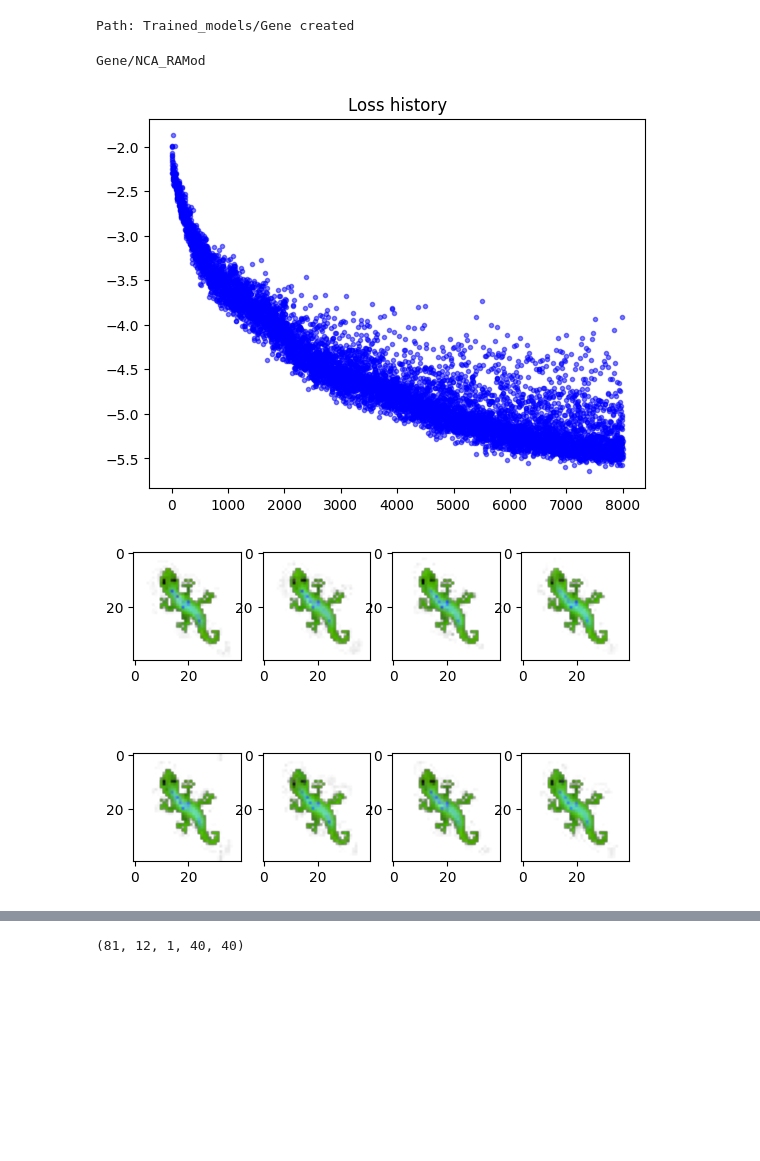
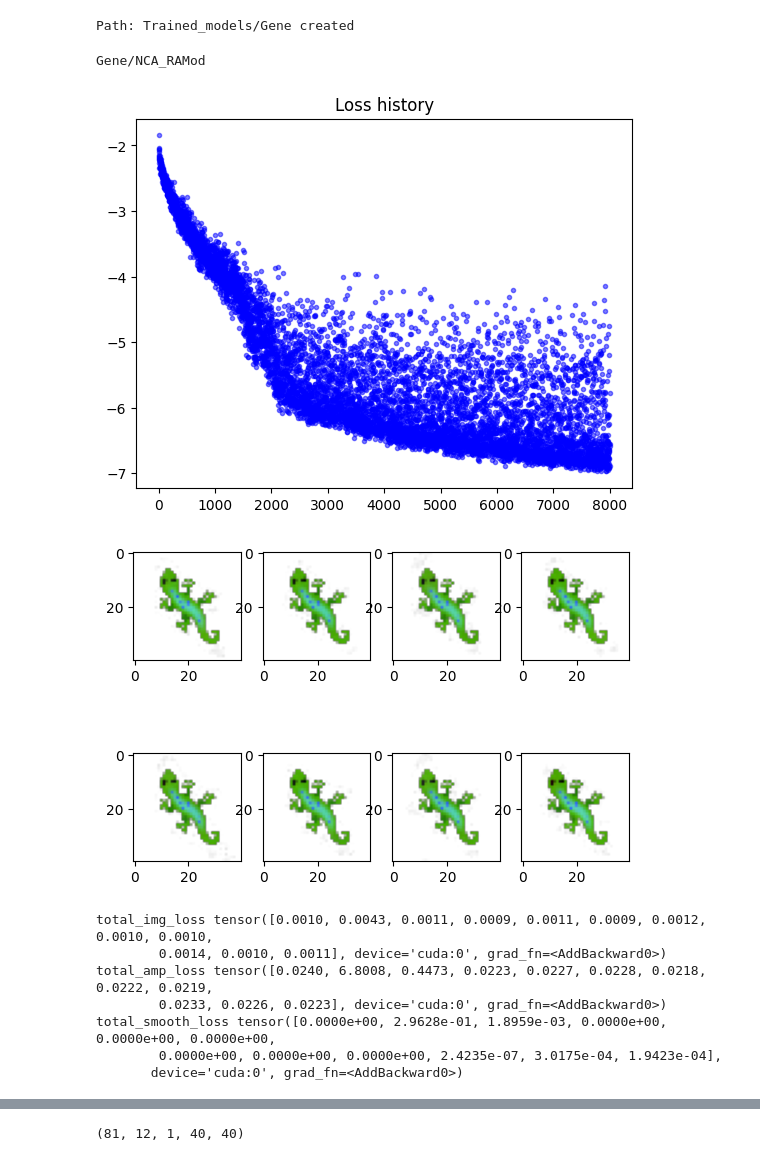
Before and after one commit to lshofsl/Thesis, a Jupyter notebook: NCA_w_RAmod.ipynb, the cells around one changed output, grey strips where cells are left out. Drawn from its saved outputs; the diff is of its cells as text; code cells hidden in the pictures; blank space fills up the shorter version.

```diff
--- a/NCA_w_RAmod.ipynb
+++ b/NCA_w_RAmod.ipynb
@@ -172,6 +172,7 @@ for i in range(TRAINING_ITERS + 1):
 
     current_x = x
     itters = random.randrange(32, 92)
+    target_r = nca.alpha.detach().clamp(min=0).sqrt()
     for t in range(itters):
         m_prev = current_x[:, 19:22].clone()
 
@@ -179,11 +180,10 @@ for i in range(TRAINING_ITERS + 1):
         current_x = out
 
         live_mask = (current_x[:, 3:4] > 0.1).float()
-
-        amp_num = (amplitud.pow(2) * live_mask).sum(dim=[1, 2, 3])
+        amp_loss_per_cell = (amplitud - target_r).pow(2)
+        amp_num = (amp_loss_per_cell * live_mask).sum(dim=[1, 2, 3])
         amp_den = live_mask.sum(dim=[1, 2, 3]) + 1e-6
         total_amp_loss += amp_num / amp_den
-
         total_smooth_loss += (current_x[:, 19:22] - m_prev).pow(2).mean(dim=[1, 2, 3])
 
 
@@ -219,35 +219,45 @@ for i in range(TRAINING_ITERS + 1):
     scheduler.step()
 
     if i % 100 == 0:
         print(f"Training itter {i}, loss = {loss.item()}")
         plt.clf()
         clear_output()
         plt.figure(1,figsize=(10, 4))
         plt.title('Loss history')
         print(name)
         plt.plot(loss_log, '.', alpha=0.5, color = "b")
         utils.show_batch(current_x[2:10])
         plt.show(block=False)
         plt.pause(0.01)
+        print("total_img_loss", per_sample_img_loss)
+        print("total_amp_loss", total_amp_loss)
+        print("total_smooth_loss", total_smooth_loss)
 
         alpha_log.append(nca.alpha.item())
         beta_log.append(nca.beta.item())
         omega_log.append(nca.omega.item())
         K_log.append(nca.K.item())
         kappa_log.append(nca.kappa.item())
         log_iters.append(i)
         a.append(current_x[:,16:17].detach().cpu().numpy())
         b.append(current_x[:,17:18].detach().cpu().numpy())
         d.append(current_x[:,18:19].detach().cpu().numpy())
         first_hiddens.append(current_x[:, 4:8].detach().cpu().numpy())
 
 
     if i % 100 == 0:
         torch.save(nca.state_dict(), "Trained_models/" + name + ".pth")
 # %% [output]
 Gene/NCA_RAMod
-[figure, old version]
+[figure, new version]
 [figure]
+total_img_loss tensor([0.0010, 0.0043, 0.0011, 0.0009, 0.0011, 0.0009, 0.0012, 0.0010, 0.0010,
+        0.0014, 0.0010, 0.0011], device='cuda:0', grad_fn=<AddBackward0>)
+total_amp_loss tensor([0.0240, 6.8008, 0.4473, 0.0223, 0.0227, 0.0228, 0.0218, 0.0222, 0.0219,
+        0.0233, 0.0226, 0.0223], device='cuda:0', grad_fn=<AddBackward0>)
+total_smooth_loss tensor([0.0000e+00, 2.9628e-01, 1.8959e-03, 0.0000e+00, 0.0000e+00, 0.0000e+00,
+        0.0000e+00, 0.0000e+00, 0.0000e+00, 2.4235e-07, 3.0175e-04, 1.9423e-04],
+       device='cuda:0', grad_fn=<AddBackward0>)
 # %%
 
 fig, axes = plt.subplots(2, 2, figsize=(14, 10))
```
Also changed, not shown: parts of 7 cells of this notebook.
